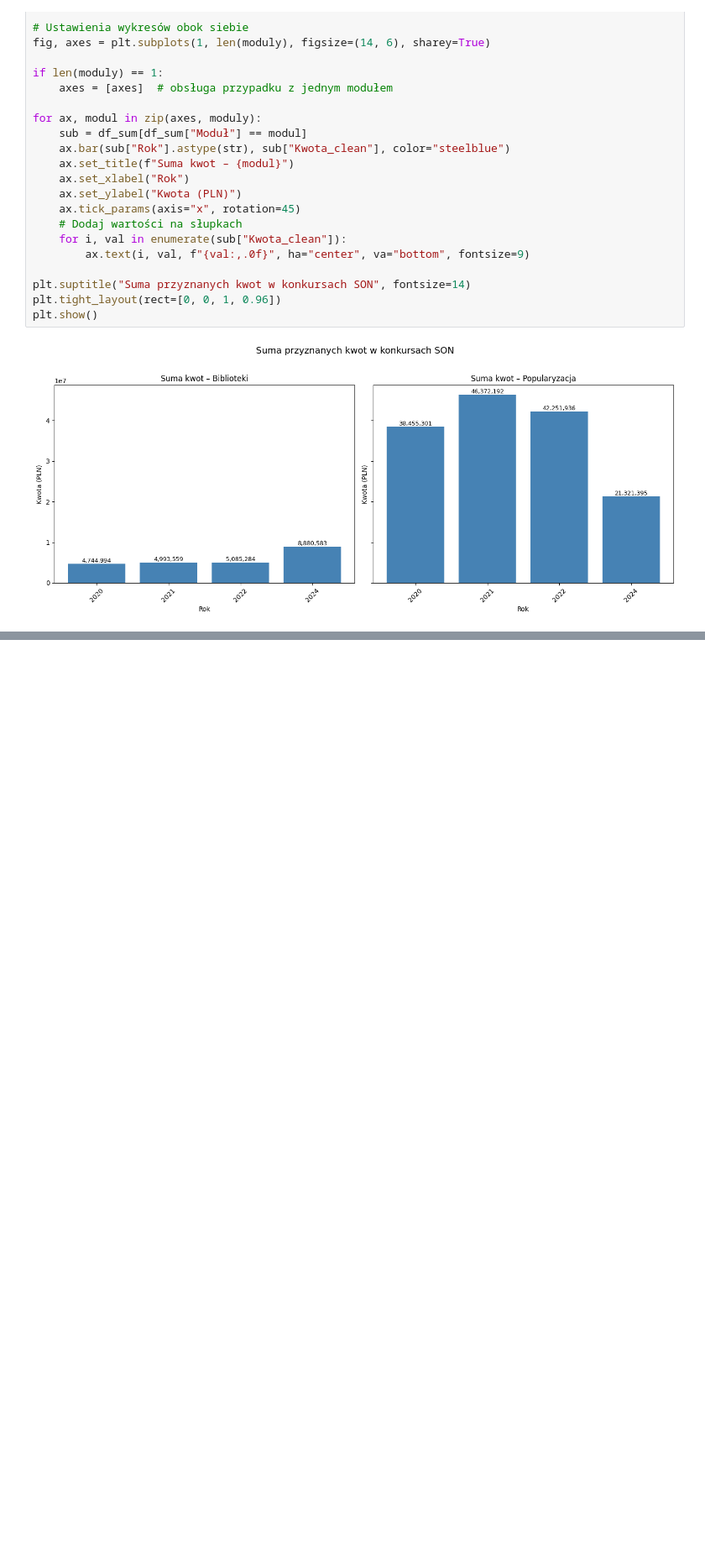
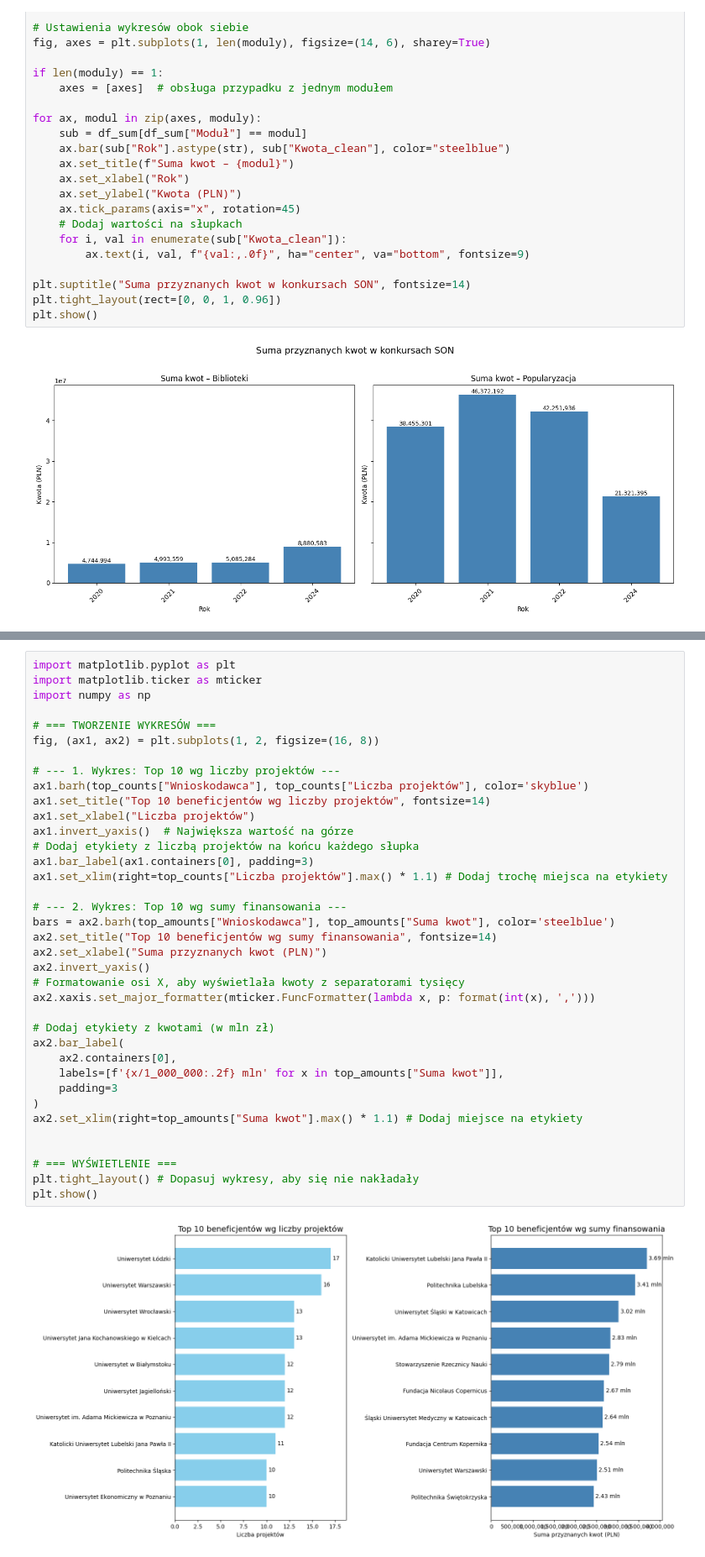
Before and after one commit to purbancz/SONanalysis, a Jupyter notebook: SON_analysis.ipynb, the cells around one changed output, grey strips where cells are left out. Shown at 84% size. Drawn from its saved outputs; the diff is of its cells as text; blank space fills up the shorter version.

```diff
--- a/SON_analysis.ipynb
+++ b/SON_analysis.ipynb
@@ -166,0 +316,39 @@ plt.show()
+# %%
+import matplotlib.pyplot as plt
+import matplotlib.ticker as mticker
+import numpy as np
+
+# === TWORZENIE WYKRESÓW ===
+fig, (ax1, ax2) = plt.subplots(1, 2, figsize=(16, 8))
+
+# --- 1. Wykres: Top 10 wg liczby projektów ---
+ax1.barh(top_counts["Wnioskodawca"], top_counts["Liczba projektów"], color='skyblue')
+ax1.set_title("Top 10 beneficjentów wg liczby projektów", fontsize=14)
+ax1.set_xlabel("Liczba projektów")
+ax1.invert_yaxis()  # Największa wartość na górze
+# Dodaj etykiety z liczbą projektów na końcu każdego słupka
+ax1.bar_label(ax1.containers[0], padding=3)
+ax1.set_xlim(right=top_counts["Liczba projektów"].max() * 1.1) # Dodaj trochę miejsca na etykiety
+
+# --- 2. Wykres: Top 10 wg sumy finansowania ---
+bars = ax2.barh(top_amounts["Wnioskodawca"], top_amounts["Suma kwot"], color='steelblue')
+ax2.set_title("Top 10 beneficjentów wg sumy finansowania", fontsize=14)
+ax2.set_xlabel("Suma przyznanych kwot (PLN)")
+ax2.invert_yaxis()
+# Formatowanie osi X, aby wyświetlała kwoty z separatorami tysięcy
+ax2.xaxis.set_major_formatter(mticker.FuncFormatter(lambda x, p: format(int(x), ',')))
+
+# Dodaj etykiety z kwotami (w mln zł)
+ax2.bar_label(
+    ax2.containers[0],
+    labels=[f'{x/1_000_000:.2f} mln' for x in top_amounts["Suma kwot"]],
+    padding=3
+)
+ax2.set_xlim(right=top_amounts["Suma kwot"].max() * 1.1) # Dodaj miejsce na etykiety
+
+
+# === WYŚWIETLENIE ===
+plt.tight_layout() # Dopasuj wykresy, aby się nie nakładały
+plt.show()
+# %% [output]
+[figure, added]
```
Also changed, not shown: parts of 18 cells of this notebook.
